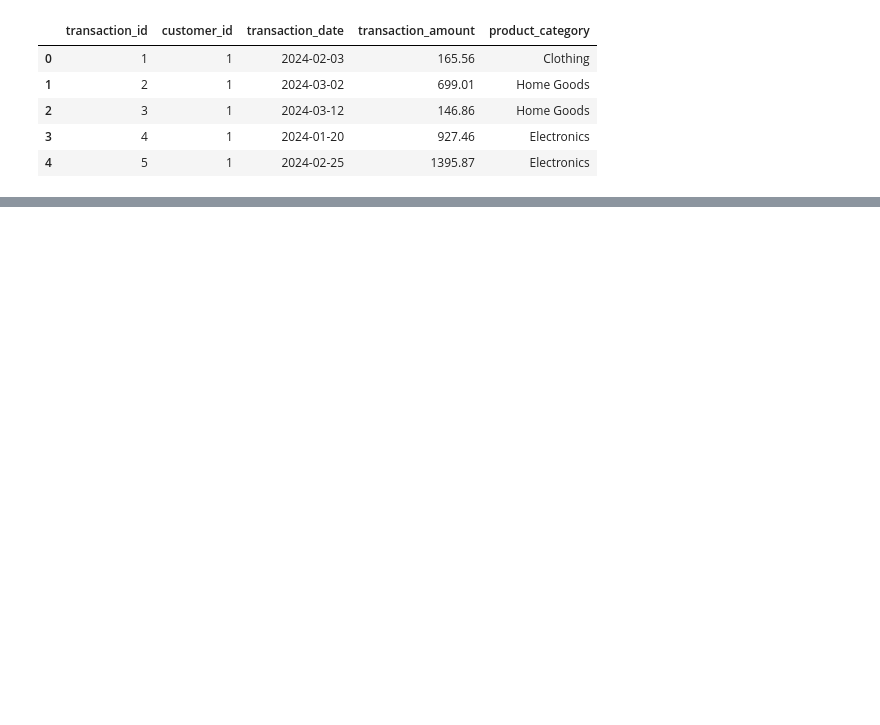
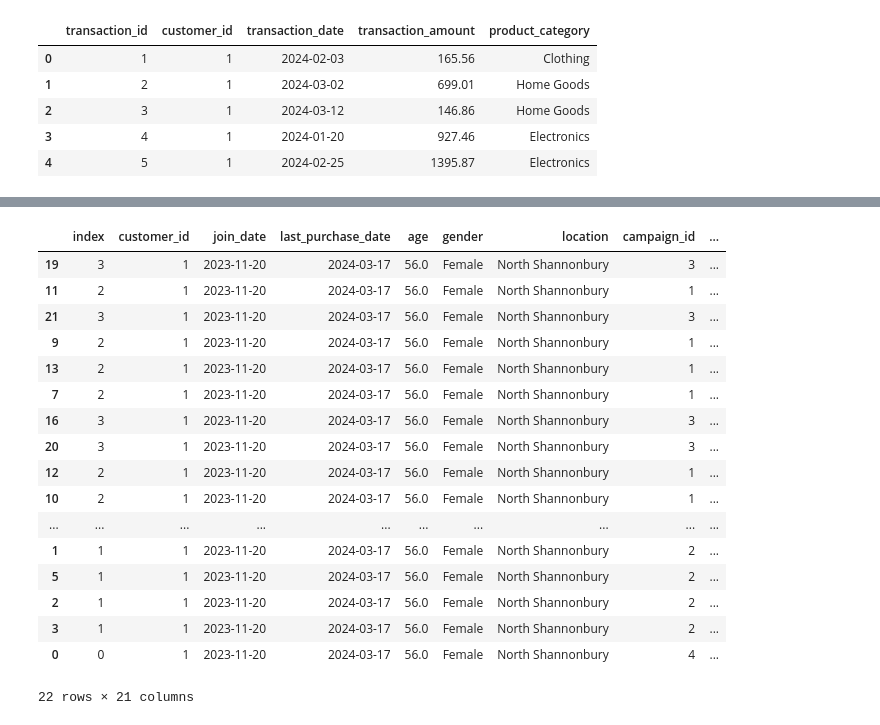
Before and after one commit to qmdismnp/Schulich_DS_MBAN, a Jupyter notebook: assignment 2.ipynb, the cells around one changed output, grey strips where cells are left out. Cells and saved outputs as stored; diff of their text form; code cells hidden in the pictures; blank space fills up the shorter version.

```diff
--- a/assignment 2.ipynb
+++ b/assignment 2.ipynb
@@ -50,0 +149,3 @@ transactions.head()
+# %%
+# reset index
+marketing.reset_index(inplace=True)
@@ -50,0 +186,39 @@ transactions.head()
+# %%
+# Custom function to find the most recent campaign before each transaction
+def find_previous_campaign(transaction_row, campaigns):
+    customer_campaigns = campaigns[campaigns['customer_id'] == transaction_row['customer_id']]
+    customer_campaigns = customer_campaigns[customer_campaigns['campaign_date'] <= transaction_row['transaction_date']]
+    if not customer_campaigns.empty:
+        return customer_campaigns.iloc[-1]  # Return the most recent campaign
+    else:
+        return pd.Series([None] * campaigns.shape[1], index=campaigns.columns)
+
+# Apply the custom function to each transaction
+matched_campaigns = transaction_level.apply(find_previous_campaign, axis=1, campaigns=marketing)
+
+# Merge the matched campaigns with transactions
+df_merged = transaction_level.join(matched_campaigns.add_prefix('campaign_'))
+# %%
+# merge dataframe and check customer # 1
+# we can see for each transaction, now we can see if there was a marketing campaign sent to the customer before they made the transaction, and whether they responded Yes or No
+# if there was NOT a marketing campaign sent to them before they made the transaction, we get missing values > hint: don't impute these.
+df_merged[df_merged['customer_id']==1]
+# %% [output]
+|  | index | customer_id | join_date | last_purchase_date | age | gender | location | campaign_id | ... |
+| 19 | 3 | 1 | 2023-11-20 | 2024-03-17 | 56.0 | Female | North Shannonbury | 3 | ... |
+| 11 | 2 | 1 | 2023-11-20 | 2024-03-17 | 56.0 | Female | North Shannonbury | 1 | ... |
+| 21 | 3 | 1 | 2023-11-20 | 2024-03-17 | 56.0 | Female | North Shannonbury | 3 | ... |
+| 9 | 2 | 1 | 2023-11-20 | 2024-03-17 | 56.0 | Female | North Shannonbury | 1 | ... |
+| 13 | 2 | 1 | 2023-11-20 | 2024-03-17 | 56.0 | Female | North Shannonbury | 1 | ... |
+| 7 | 2 | 1 | 2023-11-20 | 2024-03-17 | 56.0 | Female | North Shannonbury | 1 | ... |
+| 16 | 3 | 1 | 2023-11-20 | 2024-03-17 | 56.0 | Female | North Shannonbury | 3 | ... |
+| 20 | 3 | 1 | 2023-11-20 | 2024-03-17 | 56.0 | Female | North Shannonbury | 3 | ... |
+| 12 | 2 | 1 | 2023-11-20 | 2024-03-17 | 56.0 | Female | North Shannonbury | 1 | ... |
+| 10 | 2 | 1 | 2023-11-20 | 2024-03-17 | 56.0 | Female | North Shannonbury | 1 | ... |
+| ... | ... | ... | ... | ... | ... | ... | ... | ... | ... |
+| 1 | 1 | 1 | 2023-11-20 | 2024-03-17 | 56.0 | Female | North Shannonbury | 2 | ... |
+| 5 | 1 | 1 | 2023-11-20 | 2024-03-17 | 56.0 | Female | North Shannonbury | 2 | ... |
+| 2 | 1 | 1 | 2023-11-20 | 2024-03-17 | 56.0 | Female | North Shannonbury | 2 | ... |
+| 3 | 1 | 1 | 2023-11-20 | 2024-03-17 | 56.0 | Female | North Shannonbury | 2 | ... |
+| 0 | 0 | 1 | 2023-11-20 | 2024-03-17 | 56.0 | Female | North Shannonbury | 4 | ... |
+22 rows × 21 columns
```
Also changed, not shown: parts of 17 cells of this notebook.
